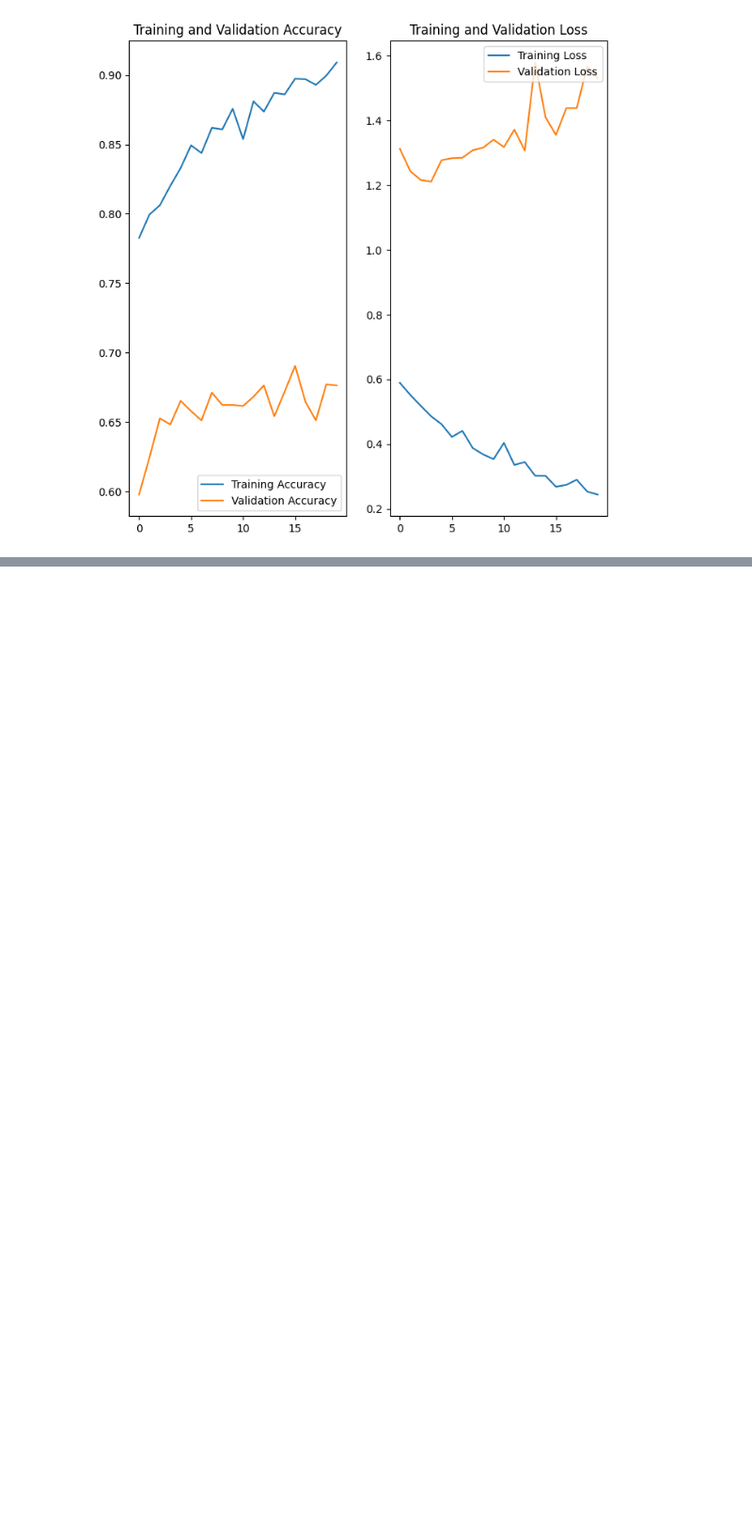
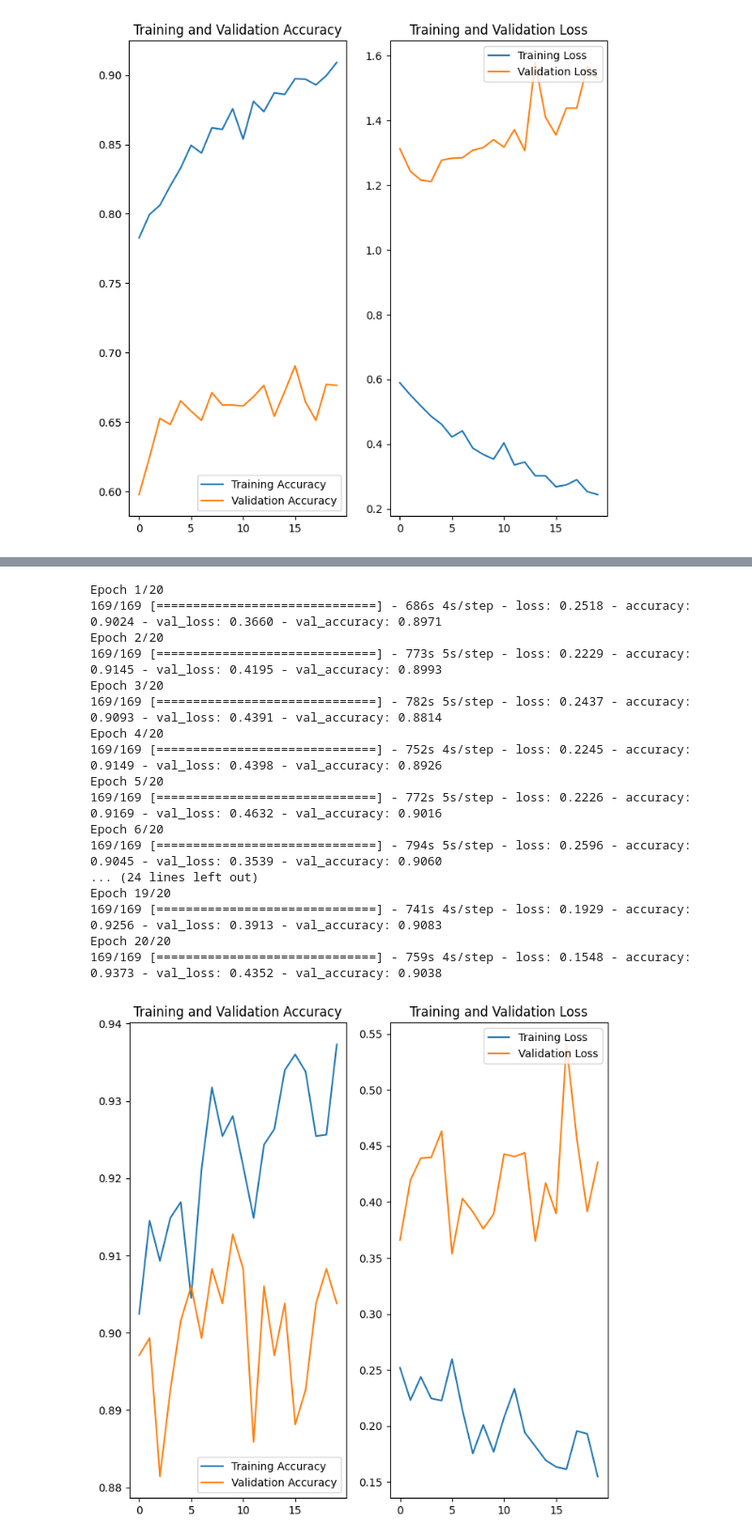
Before and after one commit to Vasista-Eranki/MelanomaDetectionAssignment, a Jupyter notebook: Melanoma_Detection_Assignment_SatyaKrishnaVasista.ipynb, the cells around one changed output, grey strips where cells are left out. Shown at 94% size. Drawn from its saved outputs; the diff is of its cells as text; code cells hidden in the pictures; blank space fills up the shorter version.

Commit message:
Fit - Model 4. Accuracy and Overfitting are now handled..

```diff
--- a/Melanoma_Detection_Assignment_SatyaKrishnaVasista.ipynb
+++ b/Melanoma_Detection_Assignment_SatyaKrishnaVasista.ipynb
@@ -651,0 +636,23 @@ train_ds.as_numpy_iterator().next()[0].shape
+# %%
+new_hist_4 = model.fit(new_train_ds, epochs = epochs, validation_data=val_ds)
+
+visualize_outputs(new_hist_4)
+# %% [output]
+Epoch 1/20
+169/169 [==============================] - 686s 4s/step - loss: 0.2518 - accuracy: 0.9024 - val_loss: 0.3660 - val_accuracy: 0.8971
+Epoch 2/20
+169/169 [==============================] - 773s 5s/step - loss: 0.2229 - accuracy: 0.9145 - val_loss: 0.4195 - val_accuracy: 0.8993
+Epoch 3/20
+169/169 [==============================] - 782s 5s/step - loss: 0.2437 - accuracy: 0.9093 - val_loss: 0.4391 - val_accuracy: 0.8814
+Epoch 4/20
+169/169 [==============================] - 752s 4s/step - loss: 0.2245 - accuracy: 0.9149 - val_loss: 0.4398 - val_accuracy: 0.8926
+Epoch 5/20
+169/169 [==============================] - 772s 5s/step - loss: 0.2226 - accuracy: 0.9169 - val_loss: 0.4632 - val_accuracy: 0.9016
+Epoch 6/20
+169/169 [==============================] - 794s 5s/step - loss: 0.2596 - accuracy: 0.9045 - val_loss: 0.3539 - val_accuracy: 0.9060
+... (24 lines left out)
+Epoch 19/20
+169/169 [==============================] - 741s 4s/step - loss: 0.1929 - accuracy: 0.9256 - val_loss: 0.3913 - val_accuracy: 0.9083
+Epoch 20/20
+169/169 [==============================] - 759s 4s/step - loss: 0.1548 - accuracy: 0.9373 - val_loss: 0.4352 - val_accuracy: 0.9038
+[figure, added]
```
Also changed, not shown: parts of 19 cells of this notebook.
